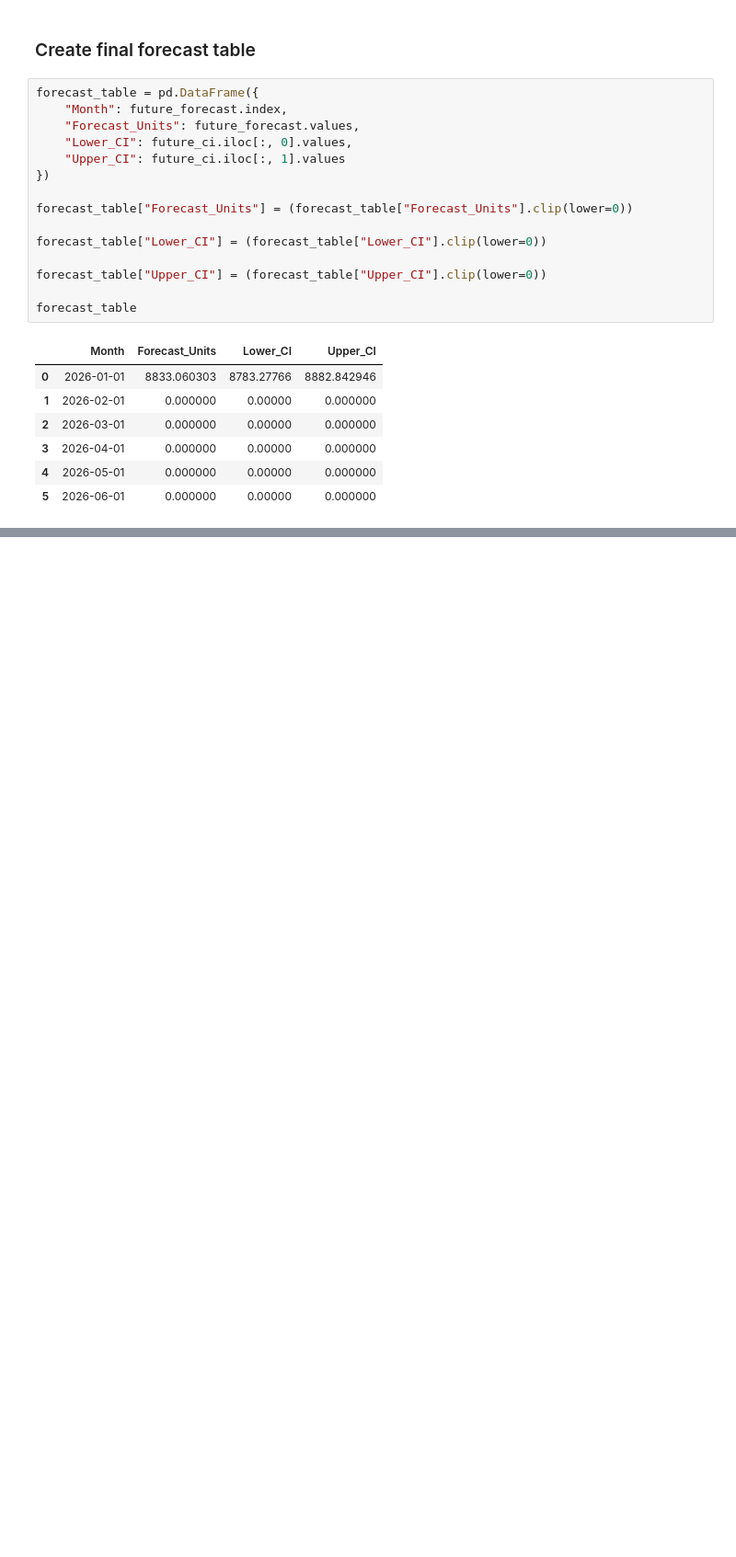
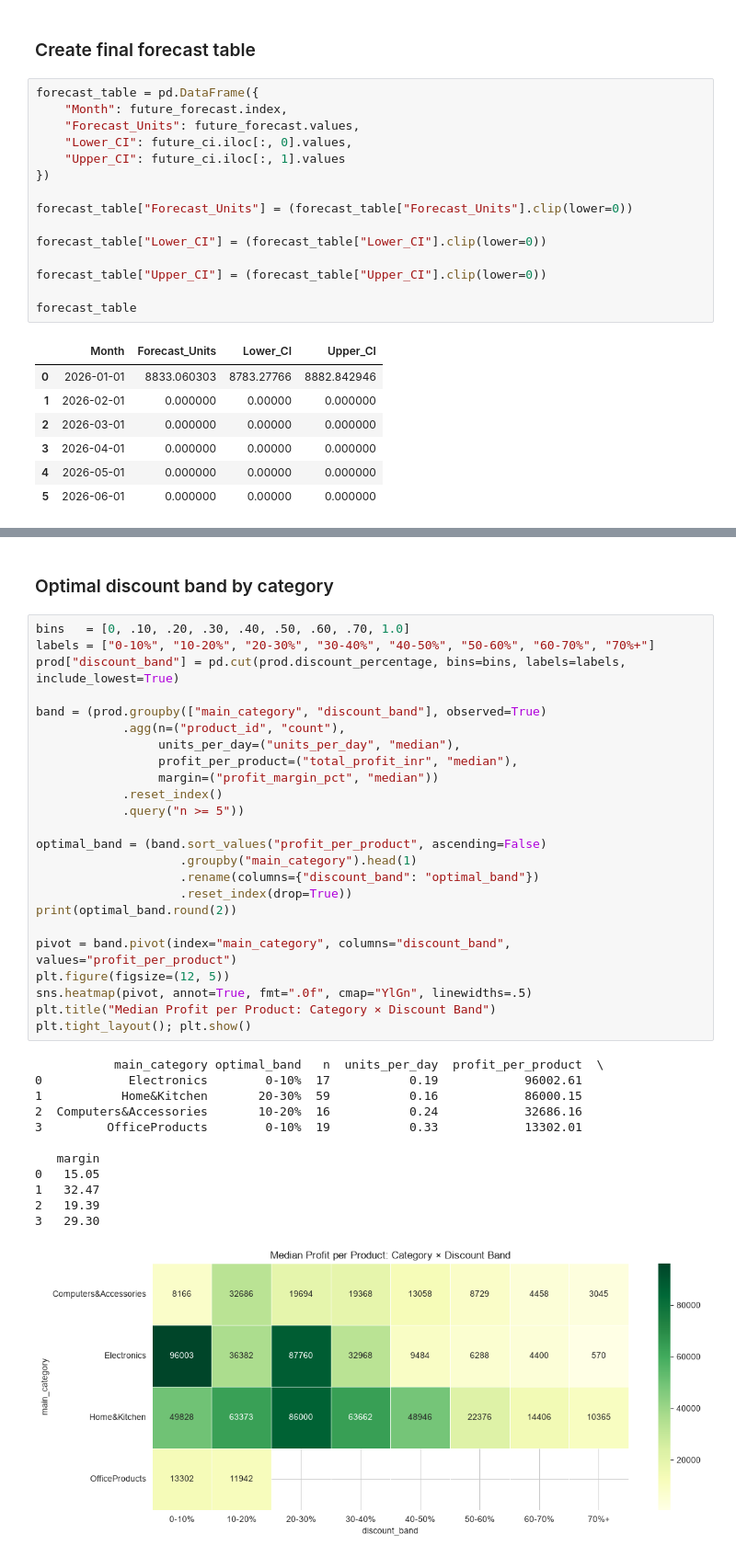
Before and after one commit to ayushranjan828/Amazon-Product-Sales-Analysis-Prediction-Forecasting, a Jupyter notebook: Notebook2.ipynb, the cells around one changed output, grey strips where cells are left out. Shown at 92% size. Drawn from its saved outputs; the diff is of its cells as text; blank space fills up the shorter version.

```diff
--- a/Notebook2.ipynb
+++ b/Notebook2.ipynb
@@ -1802,0 +1861,39 @@ forecast_table
+# %% [markdown]
+### Optimal discount band by category
+# %%
+bins   = [0, .10, .20, .30, .40, .50, .60, .70, 1.0]
+labels = ["0-10%", "10-20%", "20-30%", "30-40%", "40-50%", "50-60%", "60-70%", "70%+"]
+prod["discount_band"] = pd.cut(prod.discount_percentage, bins=bins, labels=labels, include_lowest=True)
+
+band = (prod.groupby(["main_category", "discount_band"], observed=True)
+            .agg(n=("product_id", "count"),
+                 units_per_day=("units_per_day", "median"),
+                 profit_per_product=("total_profit_inr", "median"),
+                 margin=("profit_margin_pct", "median"))
+            .reset_index()
+            .query("n >= 5"))
+
+optimal_band = (band.sort_values("profit_per_product", ascending=False)
+                    .groupby("main_category").head(1)
+                    .rename(columns={"discount_band": "optimal_band"})
+                    .reset_index(drop=True))
+print(optimal_band.round(2))
+
+pivot = band.pivot(index="main_category", columns="discount_band", values="profit_per_product")
+plt.figure(figsize=(12, 5))
+sns.heatmap(pivot, annot=True, fmt=".0f", cmap="YlGn", linewidths=.5)
+plt.title("Median Profit per Product: Category × Discount Band")
+plt.tight_layout(); plt.show()
+# %% [output]
+           main_category optimal_band   n  units_per_day  profit_per_product  \
+0            Electronics        0-10%  17           0.19            96002.61
+1           Home&Kitchen       20-30%  59           0.16            86000.15
+2  Computers&Accessories       10-20%  16           0.24            32686.16
+3         OfficeProducts        0-10%  19           0.33            13302.01
+
+   margin
+0   15.05
+1   32.47
+2   19.39
+3   29.30
+[figure, added]
```
Also changed, not shown: parts of 8 cells of this notebook.
